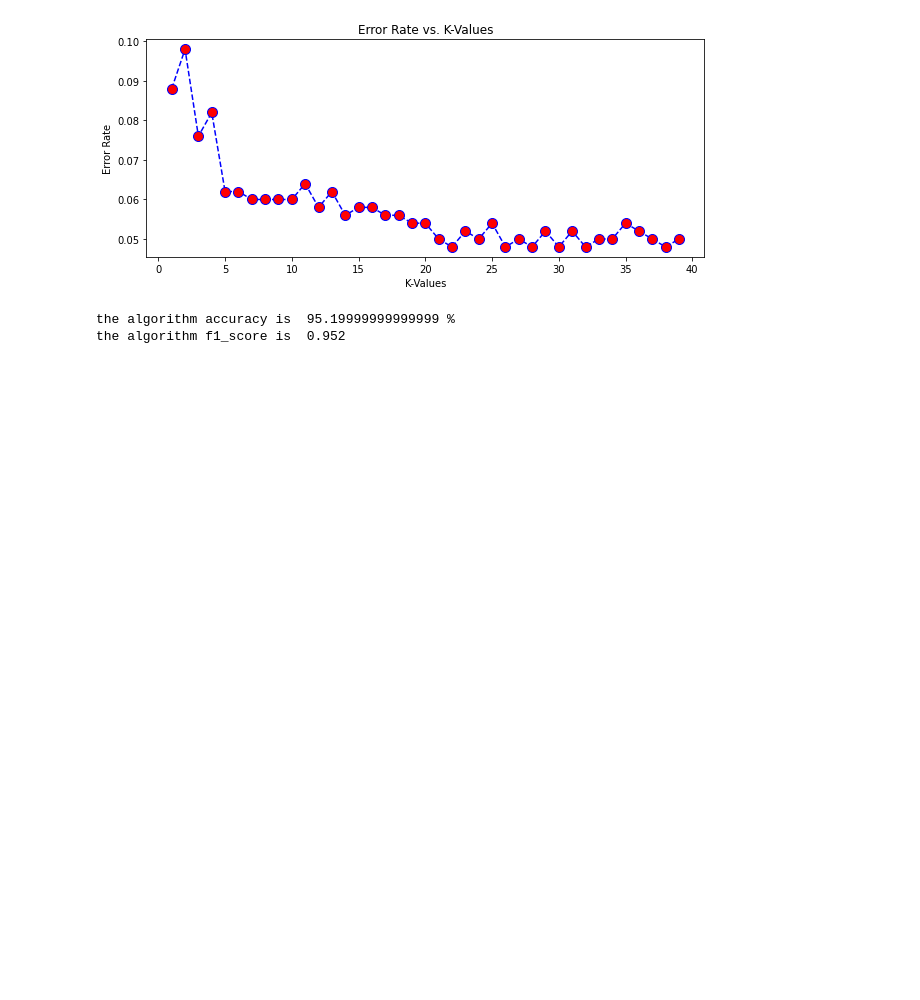
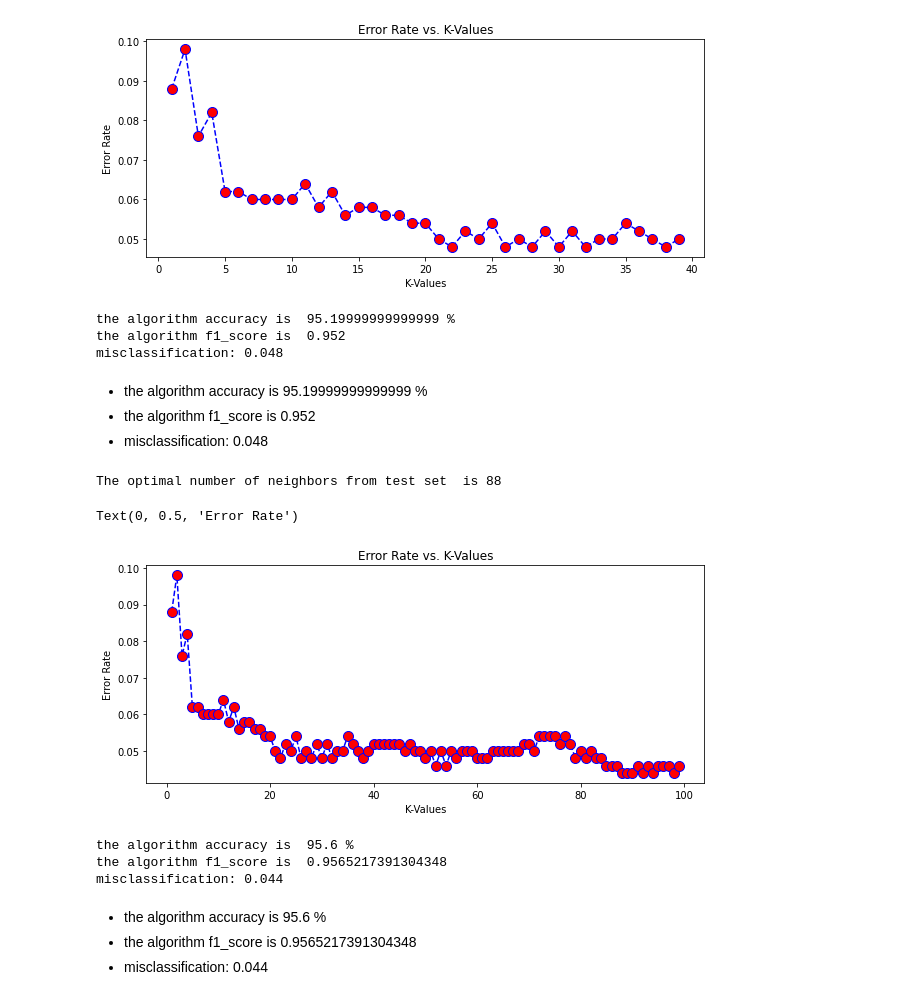
Before and after one commit to maiyousryamin/-NETW-1013-Machine-Learning-2350-, a Jupyter notebook: GUC_KNN_Assignment_43-15583.ipynb, the cells around one changed output. Drawn from its saved outputs; the diff is of its cells as text; code cells hidden in the pictures; blank space fills up the shorter version.

```diff
--- a/GUC_KNN_Assignment_43-15583.ipynb
+++ b/GUC_KNN_Assignment_43-15583.ipynb
@@ -222,6 +240,49 @@ pred22 = knn22.predict(X_test)
 
 print("the algorithm accuracy is " ,100*accuracy_score(y_test,pred22), "%")
 print("the algorithm f1_score is " ,f1_score(y_test,pred22))
+print('misclassification:',np.mean(pred22 != y_test))
 # %% [output]
 the algorithm accuracy is  95.19999999999999 %
 the algorithm f1_score is  0.952
+misclassification: 0.048
+# %% [markdown]
+* the algorithm accuracy is  95.19999999999999 %
+* the algorithm f1_score is  0.952
+* misclassification: 0.048
+# %%
+error_rate = []
+ks=range(1,100)
+for i in ks:
+    knn = KNeighborsClassifier(n_neighbors=i)
+    knn.fit(X_train, y_train)
+    pred_i = knn.predict(X_test)
+    error_rate.append(np.mean(pred_i != y_test))
+
+optimal_k3 = ks[error_rate.index(min(error_rate))]
+print("The optimal number of neighbors from test set  is {}".format(optimal_k3))
+
+plt.figure(figsize=(10,4))
+plt.plot(ks, error_rate, color='blue', linestyle='dashed', marker='o', markerfacecolor='red', markersize=10)
+plt.title('Error Rate vs. K-Values')
+plt.xlabel('K-Values')
+plt.ylabel('Error Rate')
+# %% [output]
+The optimal number of neighbors from test set  is 88
+Text(0, 0.5, 'Error Rate')
+[figure, added]
+# %%
+knn88 = KNeighborsClassifier(n_neighbors=88)
+knn88.fit(X_train,y_train)
+pred88 = knn88.predict(X_test)
+
+print("the algorithm accuracy is " ,100*accuracy_score(y_test,pred88), "%")
+print("the algorithm f1_score is " ,f1_score(y_test,pred88))
+print('misclassification:',np.mean(pred88 != y_test))
+# %% [output]
+the algorithm accuracy is  95.6 %
+the algorithm f1_score is  0.9565217391304348
+misclassification: 0.044
+# %% [markdown]
+* the algorithm accuracy is  95.6 %
+* the algorithm f1_score is  0.9565217391304348
+* misclassification: 0.044
```
Also changed, not shown: parts of 6 cells of this notebook.
